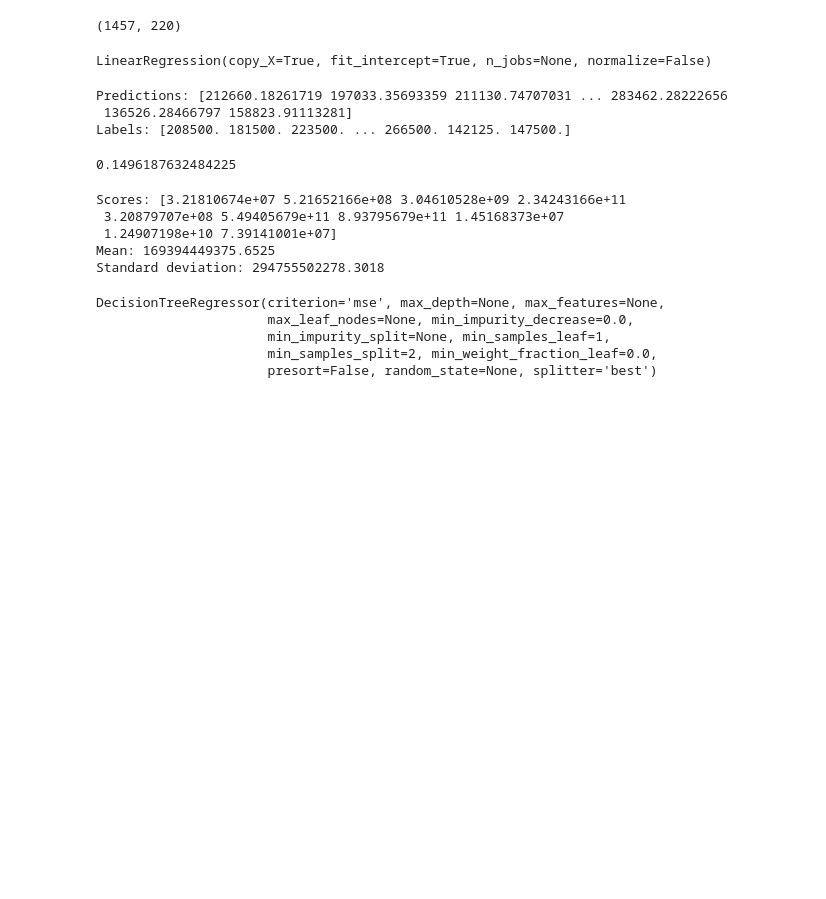
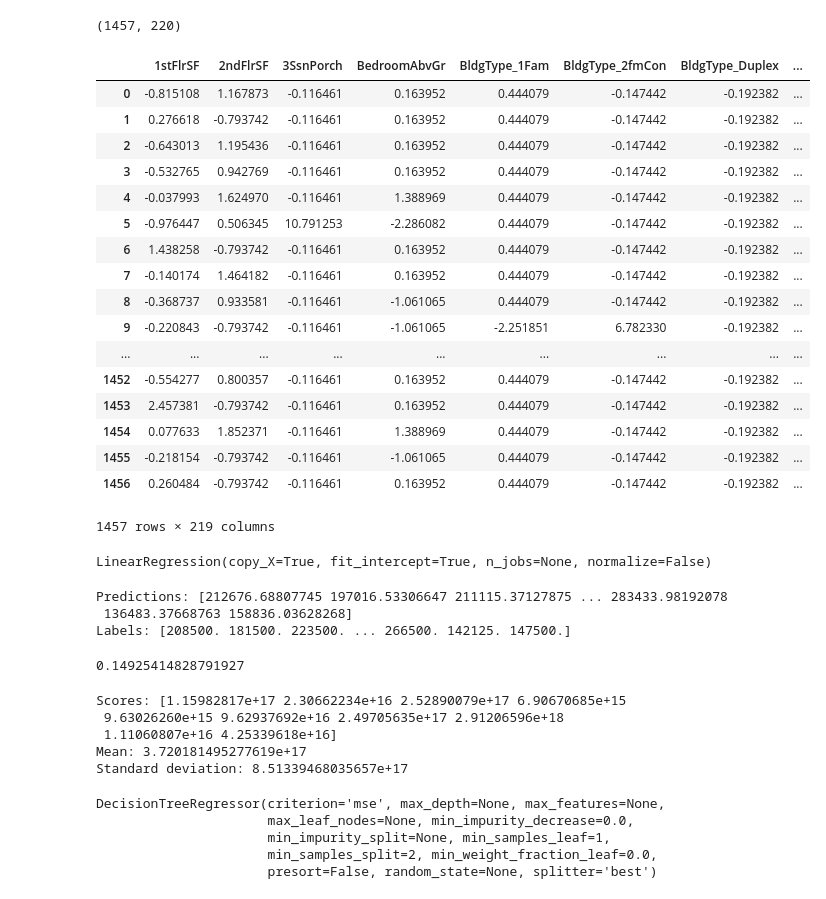
Before and after one commit to mdanb/house_prices_kaggle, a Jupyter notebook: housing.ipynb, the cells around one changed output. Saved outputs shown, nothing was run; the diff lists cells and outputs as text; code cells hidden in the pictures; blank space fills up the shorter version.

```diff
--- a/housing.ipynb
+++ b/housing.ipynb
@@ -236,6 +240,35 @@ df_train_labels = df_train['SalePrice']
 df_train.drop(['SalePrice'], axis=1, inplace=True)
 # %%
 df_train = df_train.reindex(sorted(df_train.columns), axis=1)
+# %%
+from sklearn.preprocessing import StandardScaler
+
+df_train_cols = df_train.columns
+scaler = StandardScaler()
+scaler.fit(df_train)
+df_train = scaler.transform(df_train)
+# %%
+df_train = pd.DataFrame(df_train, columns=df_train_cols)
+df_train
+# %% [output]
+|  | 1stFlrSF | 2ndFlrSF | 3SsnPorch | BedroomAbvGr | BldgType_1Fam | BldgType_2fmCon | BldgType_Duplex | ... |
+| 0 | -0.815108 | 1.167873 | -0.116461 | 0.163952 | 0.444079 | -0.147442 | -0.192382 | ... |
+| 1 | 0.276618 | -0.793742 | -0.116461 | 0.163952 | 0.444079 | -0.147442 | -0.192382 | ... |
+| 2 | -0.643013 | 1.195436 | -0.116461 | 0.163952 | 0.444079 | -0.147442 | -0.192382 | ... |
+| 3 | -0.532765 | 0.942769 | -0.116461 | 0.163952 | 0.444079 | -0.147442 | -0.192382 | ... |
+| 4 | -0.037993 | 1.624970 | -0.116461 | 1.388969 | 0.444079 | -0.147442 | -0.192382 | ... |
+| 5 | -0.976447 | 0.506345 | 10.791253 | -2.286082 | 0.444079 | -0.147442 | -0.192382 | ... |
+| 6 | 1.438258 | -0.793742 | -0.116461 | 0.163952 | 0.444079 | -0.147442 | -0.192382 | ... |
+| 7 | -0.140174 | 1.464182 | -0.116461 | 0.163952 | 0.444079 | -0.147442 | -0.192382 | ... |
+| 8 | -0.368737 | 0.933581 | -0.116461 | -1.061065 | 0.444079 | -0.147442 | -0.192382 | ... |
+| 9 | -0.220843 | -0.793742 | -0.116461 | -1.061065 | -2.251851 | 6.782330 | -0.192382 | ... |
+| ... | ... | ... | ... | ... | ... | ... | ... | ... |
+| 1452 | -0.554277 | 0.800357 | -0.116461 | 0.163952 | 0.444079 | -0.147442 | -0.192382 | ... |
+| 1453 | 2.457381 | -0.793742 | -0.116461 | 0.163952 | 0.444079 | -0.147442 | -0.192382 | ... |
+| 1454 | 0.077633 | 1.852371 | -0.116461 | 1.388969 | 0.444079 | -0.147442 | -0.192382 | ... |
+| 1455 | -0.218154 | -0.793742 | -0.116461 | -1.061065 | 0.444079 | -0.147442 | -0.192382 | ... |
+| 1456 | 0.260484 | -0.793742 | -0.116461 | 0.163952 | 0.444079 | -0.147442 | -0.192382 | ... |
+1457 rows × 219 columns
 # %%
 def display_scores(scores):
     print("Scores:", scores)
@@ -252,8 +285,8 @@ LinearRegression(copy_X=True, fit_intercept=True, n_jobs=None, normalize=False)
 print("Predictions:", lin_reg.predict(df_train))
 print("Labels:", df_train_labels.values)
 # %% [output]
-Predictions: [212660.18261719 197033.35693359 211130.74707031 ... 283462.28222656
- 136526.28466797 158823.91113281]
+Predictions: [212676.68807745 197016.53306647 211115.37127875 ... 283433.98192078
+ 136483.37668763 158836.03628268]
 Labels: [208500. 181500. 223500. ... 266500. 142125. 147500.]
 # %%
 from sklearn.metrics import mean_squared_error
@@ -262,7 +295,7 @@ lin_mse = mean_squared_error(np.log(df_train_labels), np.log(predictions))
 lin_rmse = np.sqrt(lin_mse)
 lin_rmse
 # %% [output]
-0.1496187632484225
+0.14925414828791927
 # %%
 from sklearn.model_selection import cross_val_score
 lin_scores = cross_val_score(lin_reg, df_train, df_train_labels,
@@ -270,11 +303,11 @@ lin_scores = cross_val_score(lin_reg, df_train, df_train_labels,
 lin_rmse_scores = np.sqrt(-lin_scores)
 display_scores(lin_rmse_scores)
 # %% [output]
-Scores: [3.21810674e+07 5.21652166e+08 3.04610528e+09 2.34243166e+11
- 3.20879707e+08 5.49405679e+11 8.93795679e+11 1.45168373e+07
- 1.24907198e+10 7.39141001e+07]
-Mean: 169394449375.6525
-Standard deviation: 294755502278.3018
+Scores: [1.15982817e+17 2.30662234e+16 2.52890079e+17 6.90670685e+15
+ 9.63026260e+15 9.62937692e+16 2.49705635e+17 2.91206596e+18
+ 1.11060807e+16 4.25339618e+16]
+Mean: 3.720181495277619e+17
+Standard deviation: 8.51339468035657e+17
 # %%
 from sklearn.tree import DecisionTreeRegressor
 
```
Also changed, not shown: parts of 12 cells of this notebook.
